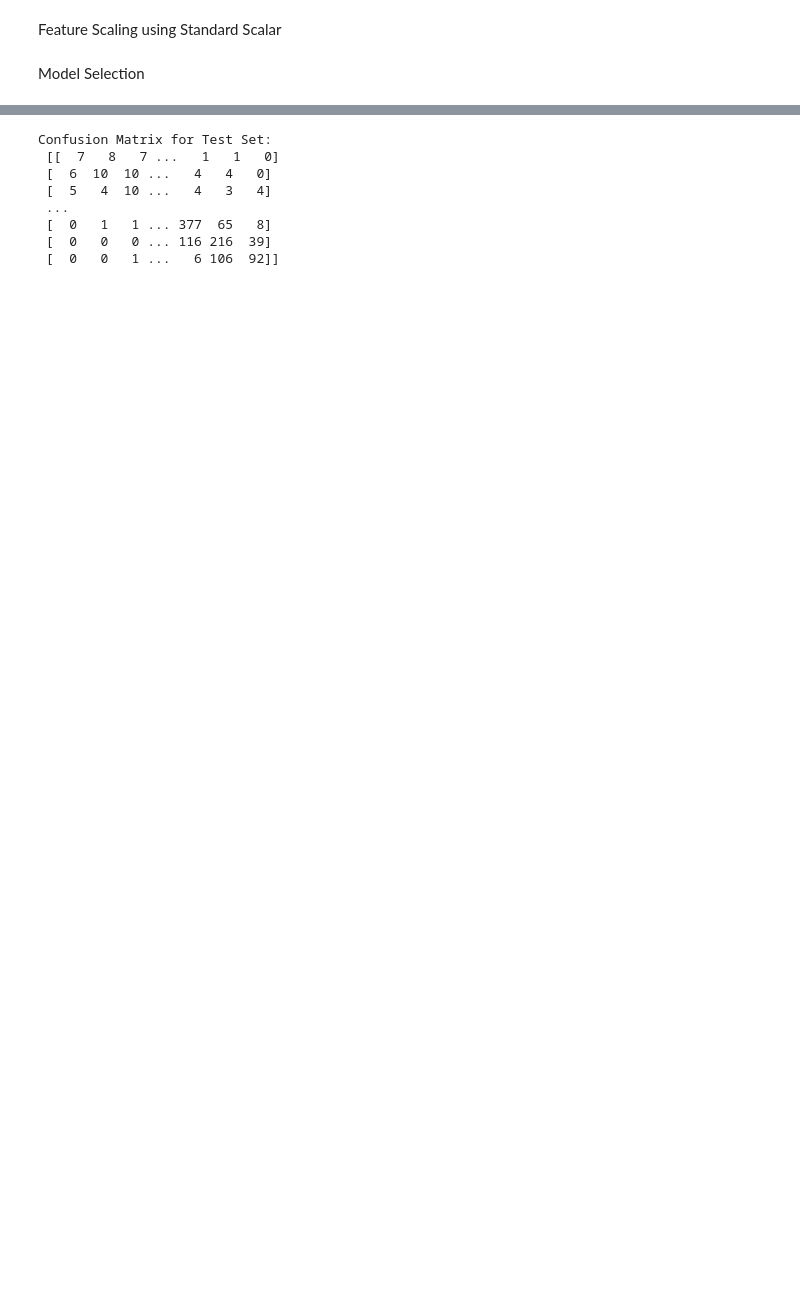
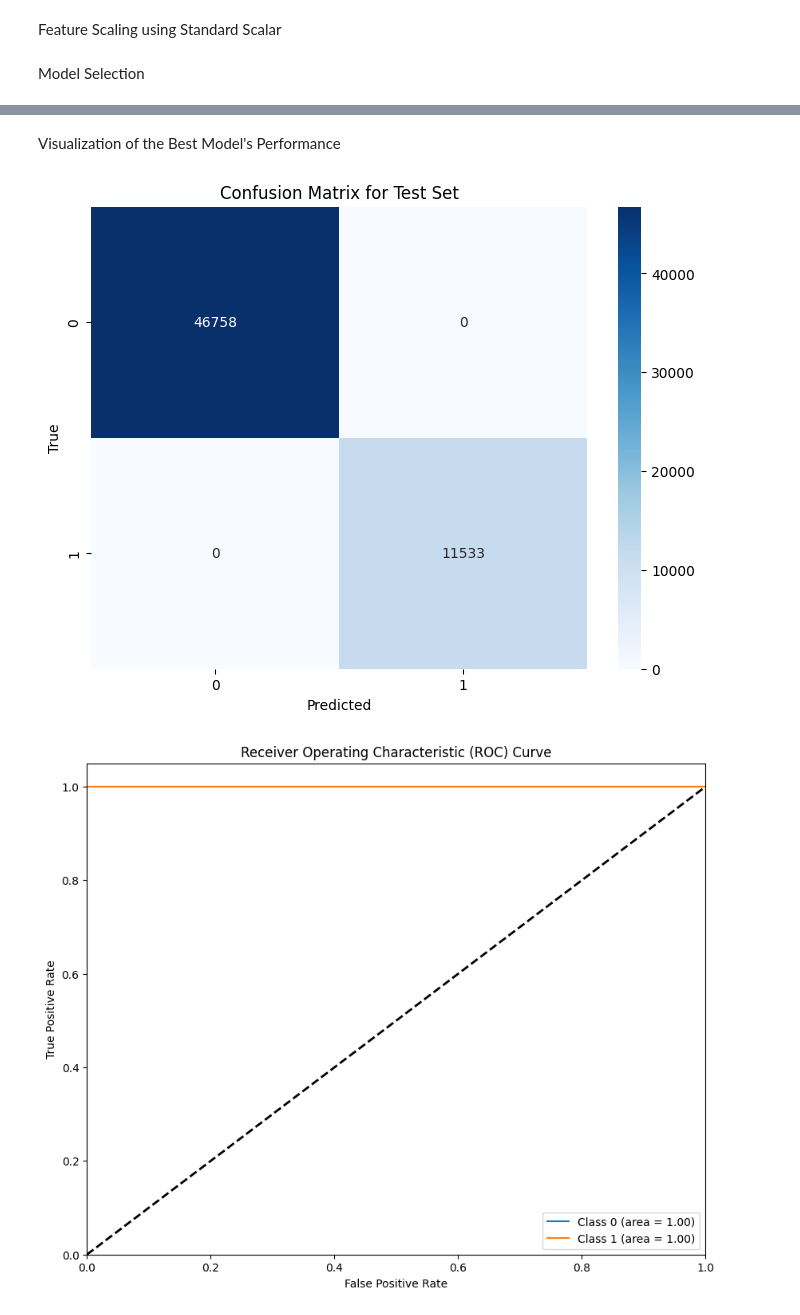
Before and after one commit to skc-charchit/MSB-End-To-End-Project, a Jupyter notebook: notebbok/2.MODEL_TRAINING.ipynb, the cells around one changed output, grey strips where cells are left out. Saved outputs shown, nothing was run; the diff lists cells and outputs as text; code cells hidden in the pictures; blank space fills up the shorter version.

```diff
--- a/notebbok/2.MODEL_TRAINING.ipynb
+++ b/notebbok/2.MODEL_TRAINING.ipynb
@@ -46 +39,4 @@ X.fillna(X.mean(), inplace=True)
+# %%
+X = df.drop('EverDelinquent', axis=1)
+y = df['EverDelinquent']
 # %% [markdown]
@@ -56,8 +64,13 @@ X_train, X_val, X_test, y_train, y_val, y_test = split_data(X, y)
 # %% [markdown]
 Feature Scaling using Standard Scalar
+# %%
+# Initialize the StandardScaler
+scaler = StandardScaler()
+
+# Fit the scaler on the SMOTE-transformed training data and transform it
+X_train_scaled = scaler.fit_transform(X_train_smote)
 # %%
-scaler = StandardScaler()
-X_train_scaled = scaler.fit_transform(X_train)
+# Transform the validation and test sets using the same scaler
 X_val_scaled = scaler.transform(X_val)
 X_test_scaled = scaler.transform(X_test)
 # %% [markdown]
@@ -166,9 +185,9 @@ print(results_df)
 # %%
 # Define the Feed Forward Neural Network model
-best_model = MLPClassifier(random_state=42)
+best_model = LogisticRegression(solver='liblinear', random_state=42)
 
 # Fit the model on the training set
-best_model.fit(X_train_scaled, y_train)
+best_model.fit(X_train_scaled, y_train_smote)
 
 # Predict on the test set
 y_test_pred = best_model.predict(X_test_scaled)
@@ -188,6 +207,10 @@ try:
 except ValueError:
     auc_roc_test = None  # Handle models that don't support probability prediction
     print("AUC ROC could not be calculated for the test set.")
+
+# Confusion Matrix
+conf_matrix_test = confusion_matrix(y_test, y_test_pred)
+print("\nConfusion Matrix for Test Set:\n", conf_matrix_test)
 # %% [output]
 Classification Report for Test Set:
 
@@ -209,13 +231,37 @@ AUC ROC Score for Test Set: 0.7691
-# %%
-# Confusion Matrix
-conf_matrix_test = confusion_matrix(y_test, y_test_pred)
-print("\nConfusion Matrix for Test Set:\n", conf_matrix_test)
-# %% [output]
-Confusion Matrix for Test Set:
- [[  7   8   7 ...   1   1   0]
- [  6  10  10 ...   4   4   0]
- [  5   4  10 ...   4   3   4]
- ...
- [  0   1   1 ... 377  65   8]
- [  0   0   0 ... 116 216  39]
- [  0   0   1 ...   6 106  92]]
+# %% [markdown]
+Visualization of the Best Model's Performance
+# %%
+# Visualization of the Confusion Matrix
+plt.figure(figsize=(8, 6))
+sns.heatmap(conf_matrix_test, annot=True, fmt='d', cmap='Blues',
+            xticklabels=best_model.classes_, yticklabels=best_model.classes_)
+plt.xlabel('Predicted')
+plt.ylabel('True')
+plt.title('Confusion Matrix for Test Set')
+plt.show()
+
+# ROC Curve Visualization
+n_classes = y_test_proba.shape[1]
+fpr = {}
+tpr = {}
+roc_auc = {}
+
+for i in range(n_classes):
+    fpr[i], tpr[i], _ = roc_curve(y_test == i, y_test_proba[:, i])
+    roc_auc[i] = auc(fpr[i], tpr[i])
+
+plt.figure(figsize=(10, 8))
+for i in range(n_classes):
+    plt.plot(fpr[i], tpr[i], label=f'Class {i} (area = {roc_auc[i]:.2f})')
+
+plt.plot([0, 1], [0, 1], 'k--', lw=2)
+plt.xlim([0.0, 1.0])
+plt.ylim([0.0, 1.05])
+plt.xlabel('False Positive Rate')
+plt.ylabel('True Positive Rate')
+plt.title('Receiver Operating Characteristic (ROC) Curve')
+plt.legend(loc='lower right')
+plt.show()
+# %% [output]
+[figure, added]
+[figure, added]
```
Also changed, not shown: parts of 16 cells of this notebook.
